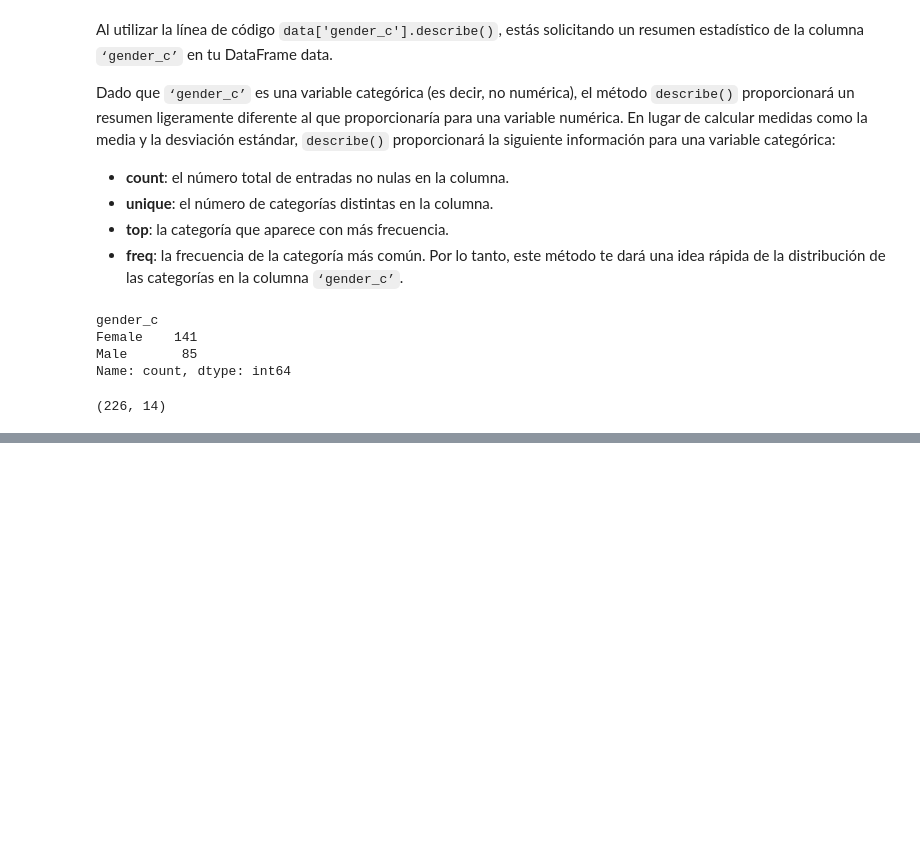
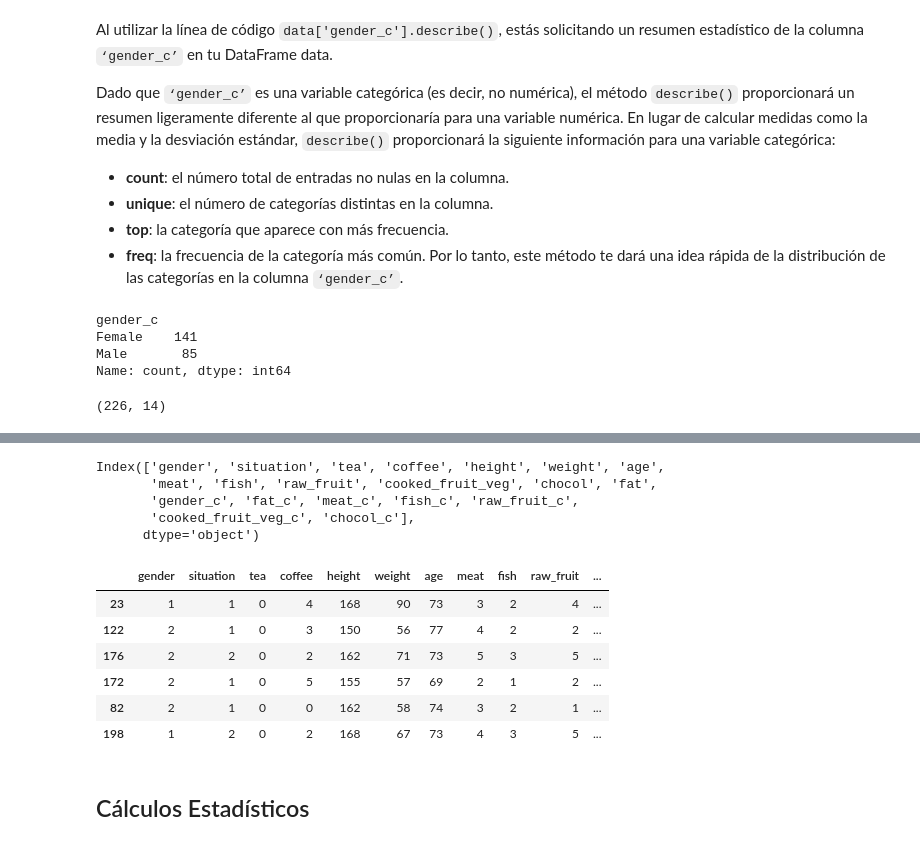
Before and after one commit to HikkizZ/InteligenciaArtificial_Uni, a Jupyter notebook: Class1.ipynb, the cells around one changed output, grey strips where cells are left out. Cells and saved outputs as stored; diff of their text form; code cells hidden in the pictures; blank space fills up the shorter version.

```diff
--- a/Class1.ipynb
+++ b/Class1.ipynb
@@ -324,0 +346,41 @@ data.shape
+# %%
+dict_fat = {1: 'Buteer', 2: 'Margarine', 3: 'Peanut oil', 4: 'Sunflower oil',
+            5: 'Olive oil', 6: 'Mix of vegetable oils', 7: 'Colza oil', 8: 'Duck of goose fat'}
+
+dict_mix = {0: 'Never', 1: 'Less than once a week', 2: 'Once a week',
+            3: '2/3 times a week', 4: '4/6 times a week', 5: 'Every day'}
+
+columns = ['fat', 'meat', 'fish', 'raw_fruit', 'cooked_fruit_veg', 'chocol']
+
+# Definimos una función para añadir categorías a las columnas
+def add_categories(column: str, dictionary: dict, data: pd.DataFrame, columns: np.array):
+    column_name = columns[i] + '_c'
+    data[column_name] = data[column].replace(dictionary).astype("category")
+    return data
+
+# Agregamos las columnas al DataFrame
+dictionaries = [dict_fat, dict_mix]
+for i in range(6):
+    data = add_categories(columns[i], dictionaries[0] if i == 0 else dictionaries[1], data, columns)
+# %%
+# Mostramos las columnas recién creadas
+data.columns
+# %% [output]
+Index(['gender', 'situation', 'tea', 'coffee', 'height', 'weight', 'age',
+       'meat', 'fish', 'raw_fruit', 'cooked_fruit_veg', 'chocol', 'fat',
+       'gender_c', 'fat_c', 'meat_c', 'fish_c', 'raw_fruit_c',
+       'cooked_fruit_veg_c', 'chocol_c'],
+      dtype='object')
+# %%
+# Mostramos 6 observaciones aleatorias del conjunto de datos.
+data.sample(6)
+# %% [output]
+|  | gender | situation | tea | coffee | height | weight | age | meat | fish | raw_fruit | ... |
+| 23 | 1 | 1 | 0 | 4 | 168 | 90 | 73 | 3 | 2 | 4 | ... |
+| 122 | 2 | 1 | 0 | 3 | 150 | 56 | 77 | 4 | 2 | 2 | ... |
+| 176 | 2 | 2 | 0 | 2 | 162 | 71 | 73 | 5 | 3 | 5 | ... |
+| 172 | 2 | 1 | 0 | 5 | 155 | 57 | 69 | 2 | 1 | 2 | ... |
+| 82 | 2 | 1 | 0 | 0 | 162 | 58 | 74 | 3 | 2 | 1 | ... |
+| 198 | 1 | 2 | 0 | 2 | 168 | 67 | 73 | 4 | 3 | 5 | ... |
+# %% [markdown]
+## Cálculos Estadísticos
```
Also changed, not shown: parts of 5 cells of this notebook.
